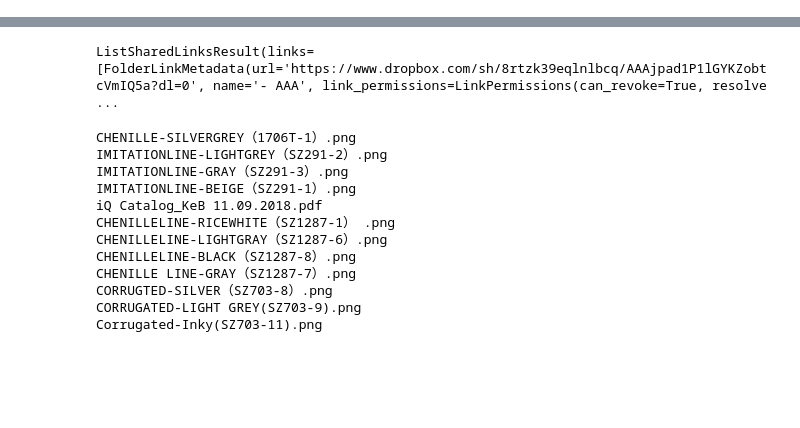
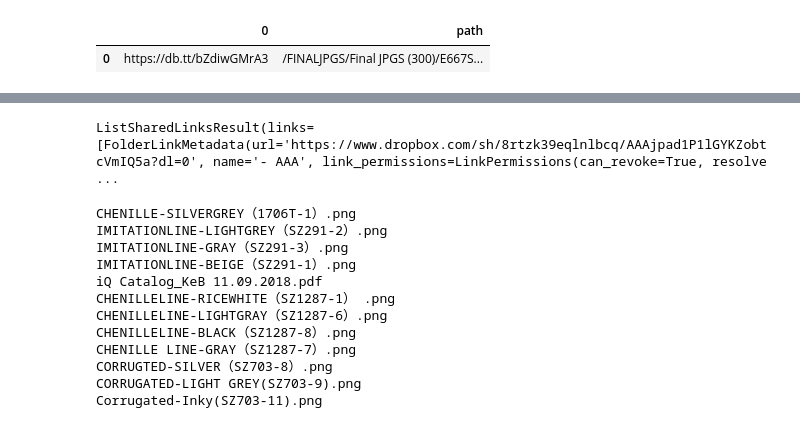
Before and after one commit to shineice/crawler, a Jupyter notebook: dropbox API.ipynb, the cells around one changed output, grey strips where cells are left out. Cells and saved outputs as stored; diff of their text form; code cells hidden in the pictures; blank space fills up the shorter version.

```diff
--- a/dropbox API.ipynb
+++ b/dropbox API.ipynb
@@ -59,0 +156,5 @@ PathLinkMetadata(url='https://www.dropbox.com/sh/8rtzk39eqlnlbcq/AAAjpad1P1lGYKZ
+# %%
+data
+# %% [output]
+|  | 0 | path |
+| 0 | https://db.tt/bZdiwGMrA3 | /FINALJPGS/Final JPGS (300)/E667S... |
```
Also changed, not shown: parts of 26 cells of this notebook, 1 other file.
